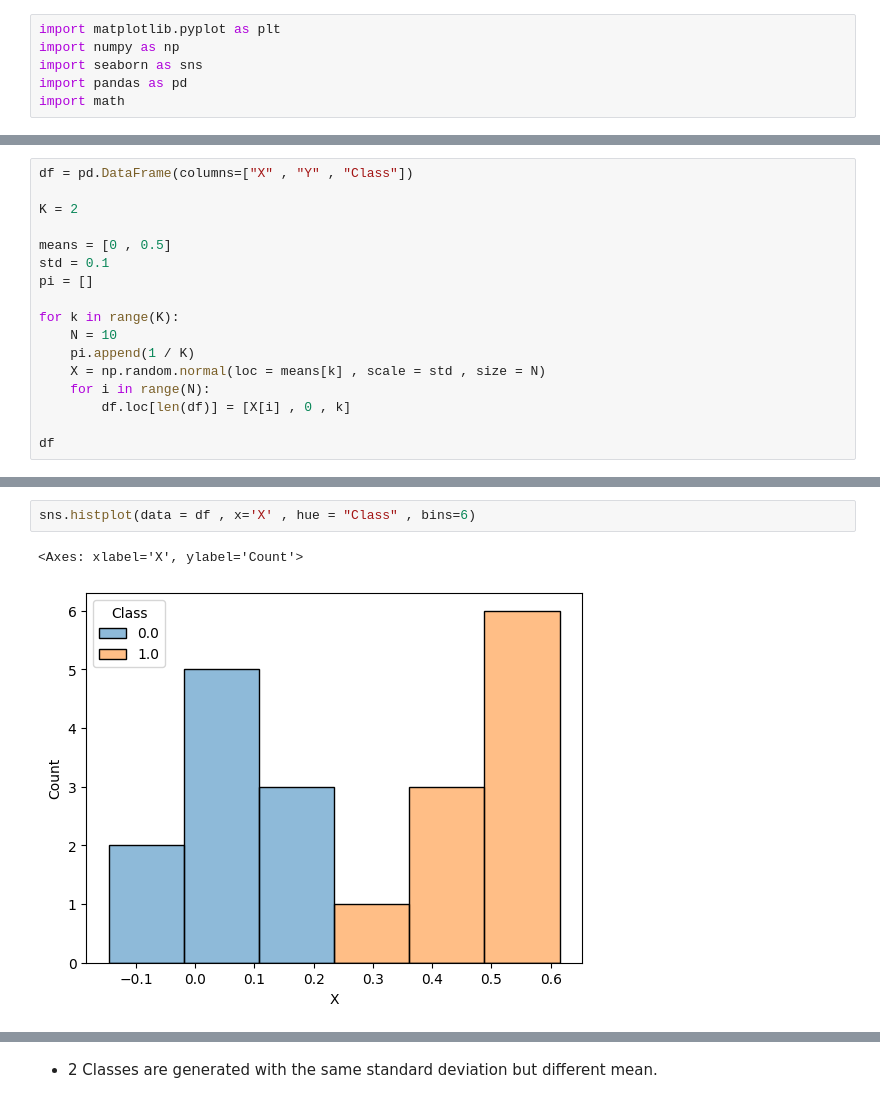
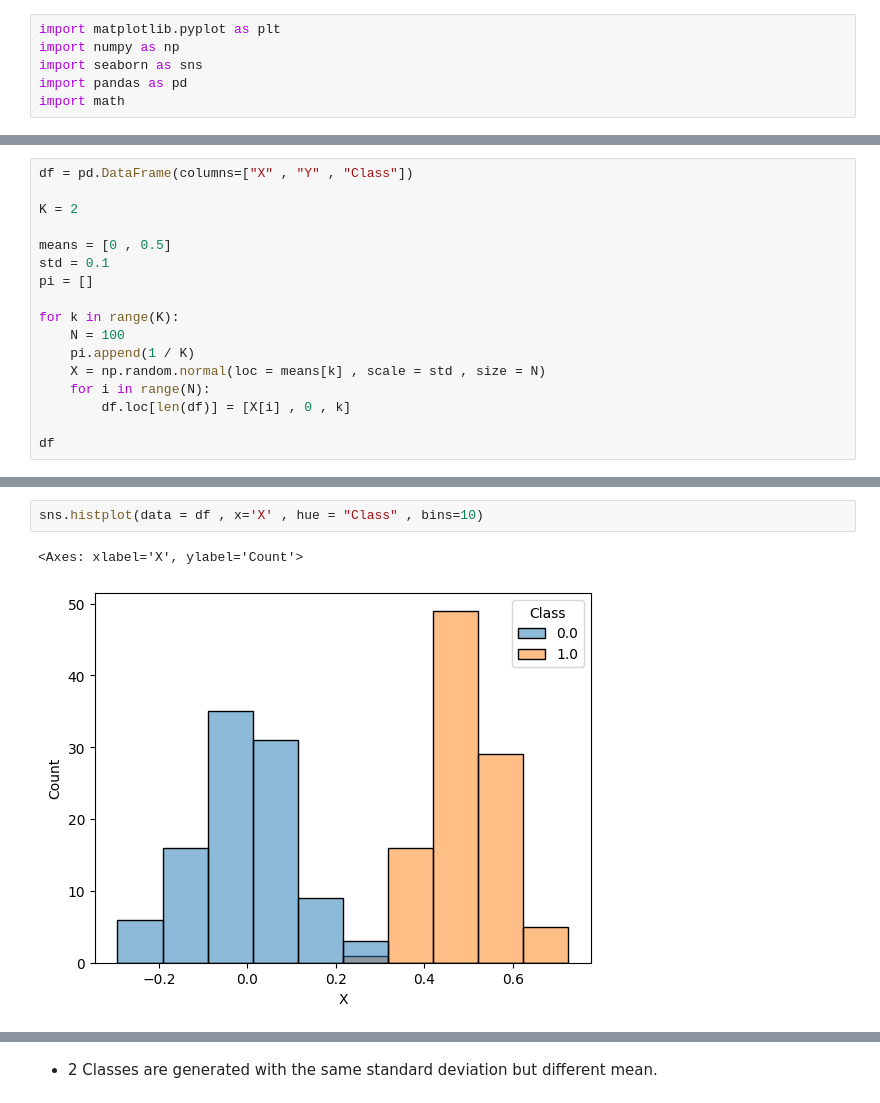
Before and after one commit to SunnyYeahBoiii/CS115_Assignment, a Jupyter notebook: resources/sunny's-doc/lda&qda_isl.ipynb, the cells around one changed output, grey strips where cells are left out. Drawn from its saved outputs; the diff is of its cells as text.

```diff
--- a/resources/sunny's-doc/lda&qda_isl.ipynb
+++ b/resources/sunny's-doc/lda&qda_isl.ipynb
@@ -14,7 +16,7 @@ std = 0.1
 pi = []
 
 for k in range(K):
-    N = 10
+    N = 100
     pi.append(1 / K)
     X = np.random.normal(loc = means[k] , scale = std , size = N)
     for i in range(N):
@@ -42,8 +40,8 @@ df
 # %%
-sns.histplot(data = df , x='X' , hue = "Class" , bins=6)
+sns.histplot(data = df , x='X' , hue = "Class" , bins=10)
 # %% [output]
 <Axes: xlabel='X', ylabel='Count'>
-[figure, old version]
+[figure, new version]
 # %%
 sns.scatterplot(data=df , x ='X' , y = 'Y' , hue = 'Class' , alpha = 0.5)
 # %% [output]
```
Also changed, not shown: parts of 5 cells of this notebook.
